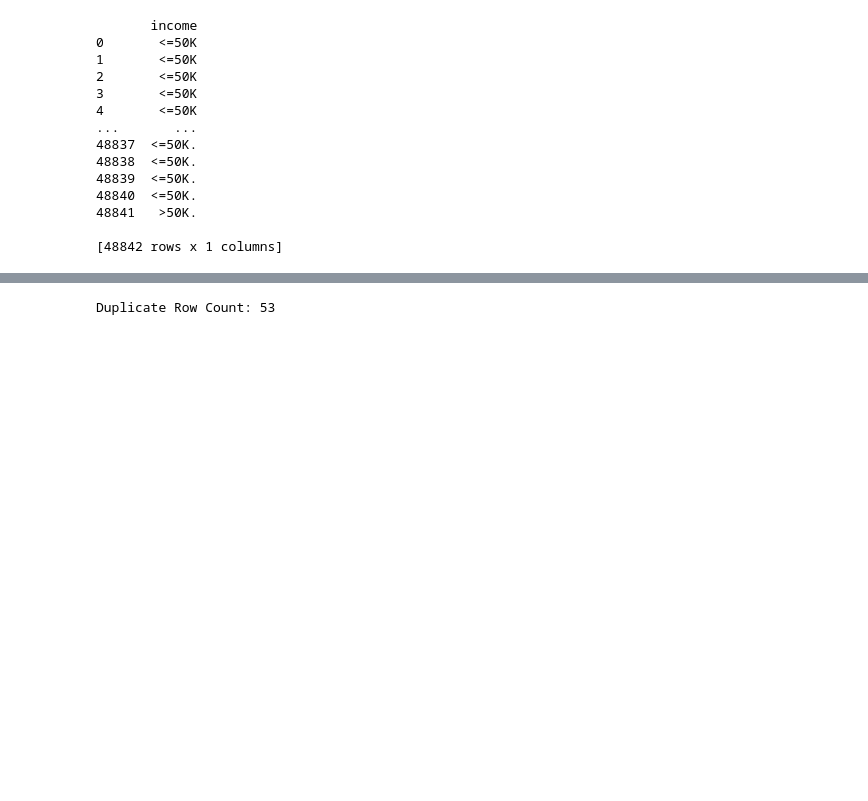
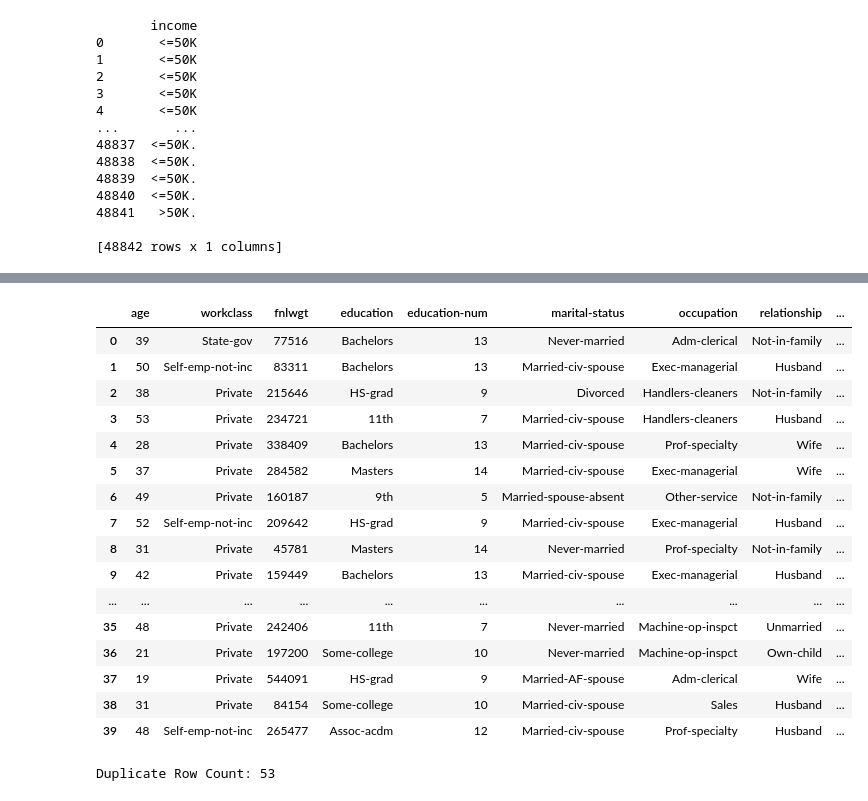
Before and after one commit to peirispraveen/Census_Income_NaiveBayes_RandomForest, a Jupyter notebook: census-income.ipynb, the cells around one changed output, grey strips where cells are left out. Saved outputs shown, nothing was run; the diff lists cells and outputs as text; code cells hidden in the pictures; blank space fills up the shorter version.

```diff
--- a/census-income.ipynb
+++ b/census-income.ipynb
@@ -103 +161,24 @@ There are missing values in the dataset.
+# %%
+# Fill null values for numerical columns in the DataFrame with the mean
+df.fillna(df.select_dtypes(include=['object']).mode(), inplace=True)
+# %%
+df.head(40)
+# %% [output]
+|  | age | workclass | fnlwgt | education | education-num | marital-status | occupation | relationship | ... |
+| 0 | 39 | State-gov | 77516 | Bachelors | 13 | Never-married | Adm-clerical | Not-in-family | ... |
+| 1 | 50 | Self-emp-not-inc | 83311 | Bachelors | 13 | Married-civ-spouse | Exec-managerial | Husband | ... |
+| 2 | 38 | Private | 215646 | HS-grad | 9 | Divorced | Handlers-cleaners | Not-in-family | ... |
+| 3 | 53 | Private | 234721 | 11th | 7 | Married-civ-spouse | Handlers-cleaners | Husband | ... |
+| 4 | 28 | Private | 338409 | Bachelors | 13 | Married-civ-spouse | Prof-specialty | Wife | ... |
+| 5 | 37 | Private | 284582 | Masters | 14 | Married-civ-spouse | Exec-managerial | Wife | ... |
+| 6 | 49 | Private | 160187 | 9th | 5 | Married-spouse-absent | Other-service | Not-in-family | ... |
+| 7 | 52 | Self-emp-not-inc | 209642 | HS-grad | 9 | Married-civ-spouse | Exec-managerial | Husband | ... |
+| 8 | 31 | Private | 45781 | Masters | 14 | Never-married | Prof-specialty | Not-in-family | ... |
+| 9 | 42 | Private | 159449 | Bachelors | 13 | Married-civ-spouse | Exec-managerial | Husband | ... |
+| ... | ... | ... | ... | ... | ... | ... | ... | ... | ... |
+| 35 | 48 | Private | 242406 | 11th | 7 | Never-married | Machine-op-inspct | Unmarried | ... |
+| 36 | 21 | Private | 197200 | Some-college | 10 | Never-married | Machine-op-inspct | Own-child | ... |
+| 37 | 19 | Private | 544091 | HS-grad | 9 | Married-AF-spouse | Adm-clerical | Wife | ... |
+| 38 | 31 | Private | 84154 | Some-college | 10 | Married-civ-spouse | Sales | Husband | ... |
+| 39 | 48 | Self-emp-not-inc | 265477 | Assoc-acdm | 12 | Married-civ-spouse | Prof-specialty | Husband | ... |
 # %%
```
Also changed, not shown: parts of 9 cells of this notebook.
